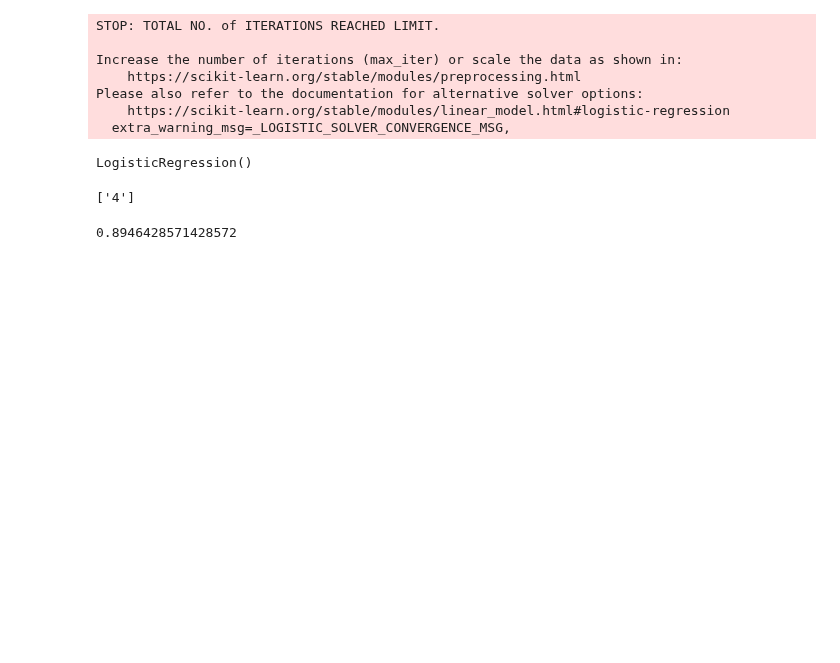
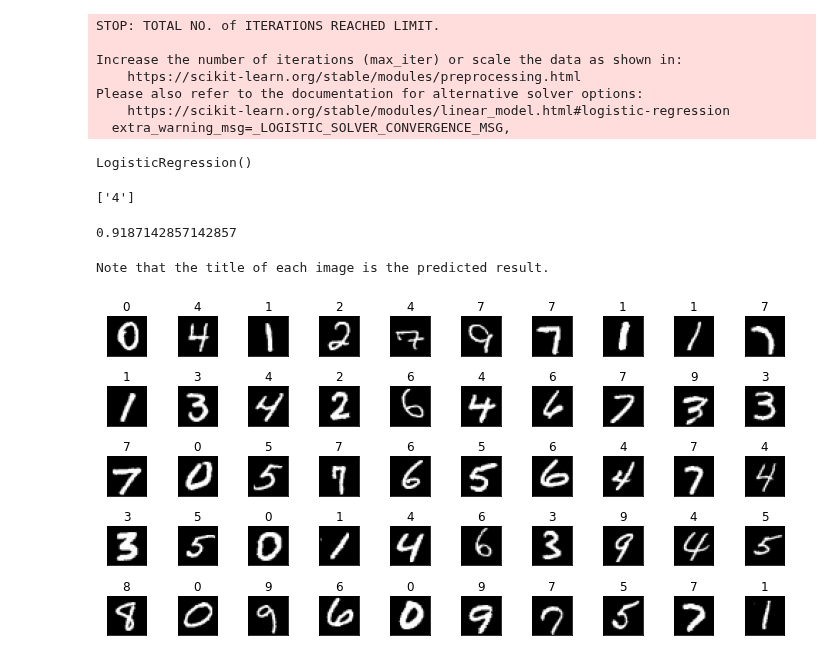
Before and after one commit to ekaratnida/Applied-machine-learning, a Jupyter notebook: Week15-pca/PCA.ipynb, the cells around one changed output. Saved outputs shown, nothing was run; the diff lists cells and outputs as text; code cells hidden in the pictures; blank space fills up the shorter version.

```diff
--- a/Week15-pca/PCA.ipynb
+++ b/Week15-pca/PCA.ipynb
@@ -229,6 +233,9 @@ train_img, test_img, train_lbl, test_lbl = train_test_split(mnist.data,
                                                            test_size = 0.2,
                                                            random_state=0)
 from sklearn.preprocessing import StandardScaler
+
+test_img_original = test_img.copy()
+print(test_img_original.shape)
 scaler = StandardScaler()
 scaler.fit(train_img)
 train_img = scaler.transform(train_img)
@@ -236,8 +245,11 @@ test_img = scaler.transform(test_img)
 # %%
 from sklearn.decomposition import PCA
-pca = PCA(.50)
+pca = PCA(0.95)
 pca.fit(train_img)
-print(pca.n_components_)
+print(pca.n_components_) #327 components explain 95% of variance
+#print(pca.explained_variance_ratio_)
+cs = np.cumsum(pca.explained_variance_ratio_)
+print("cumsum of variance", cs)
 train_img = pca.transform(train_img)
 test_img = pca.transform(test_img)
 # %% [output]
@@ -262,4 +290,30 @@ print(logisticRegr.predict(test_img[1].reshape(1,-1)))
 # %%
 logisticRegr.score(test_img,test_lbl)
 # %% [output]
-0.8946428571428572
+0.9187142857142857
+# %%
+n_rows = 5
+n_cols = 10
+max_index = n_rows*n_cols
+fig, axs = plt.subplots(nrows=n_rows, ncols=n_cols, figsize=(n_cols, n_rows),
+                        subplot_kw={'xticks': [], 'yticks': []})
+
+print("Note that the title of each image is the predicted result.")
+for ax, i in zip(axs.flat, range(max_index)):
+    # Convert array size 784x1 to 28x28 to be able to plot
+    #print(type(test_img_original))
+    my_image = np.array(test_img_original.iloc[i], dtype='float')
+    pixels = my_image.reshape((28, 28))
+
+    # Plot image with color mapping (cmap) in grayscale
+    ax.imshow(pixels, cmap='gray')
+    # Set title with its result
+    result = logisticRegr.predict(test_img[i].reshape(1,-1)) # convert dimension (327,) to (1,327)
+    ax.set_title(result[0])
+
+# Display plot
+plt.tight_layout()
+plt.show()
+# %% [output]
+Note that the title of each image is the predicted result.
+[figure, added]
```
Also changed, not shown: parts of 8 cells of this notebook.
